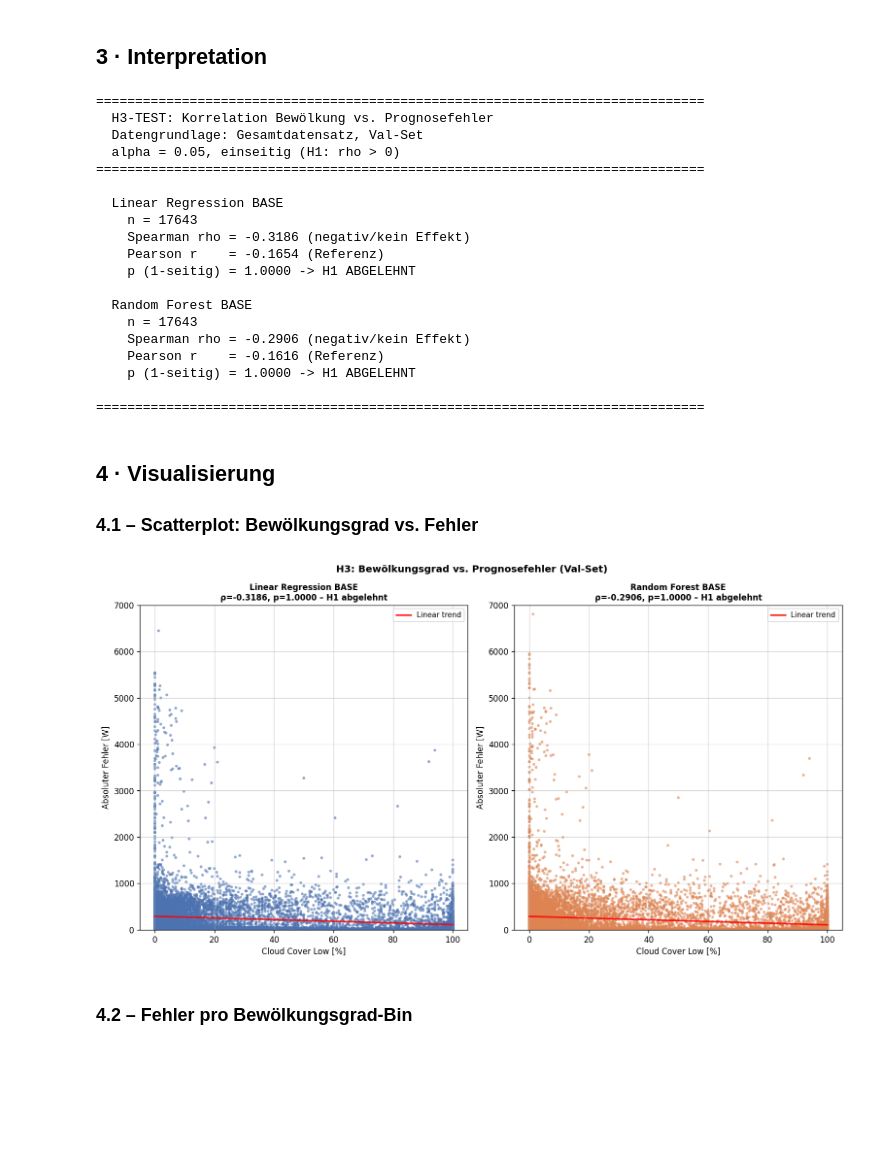
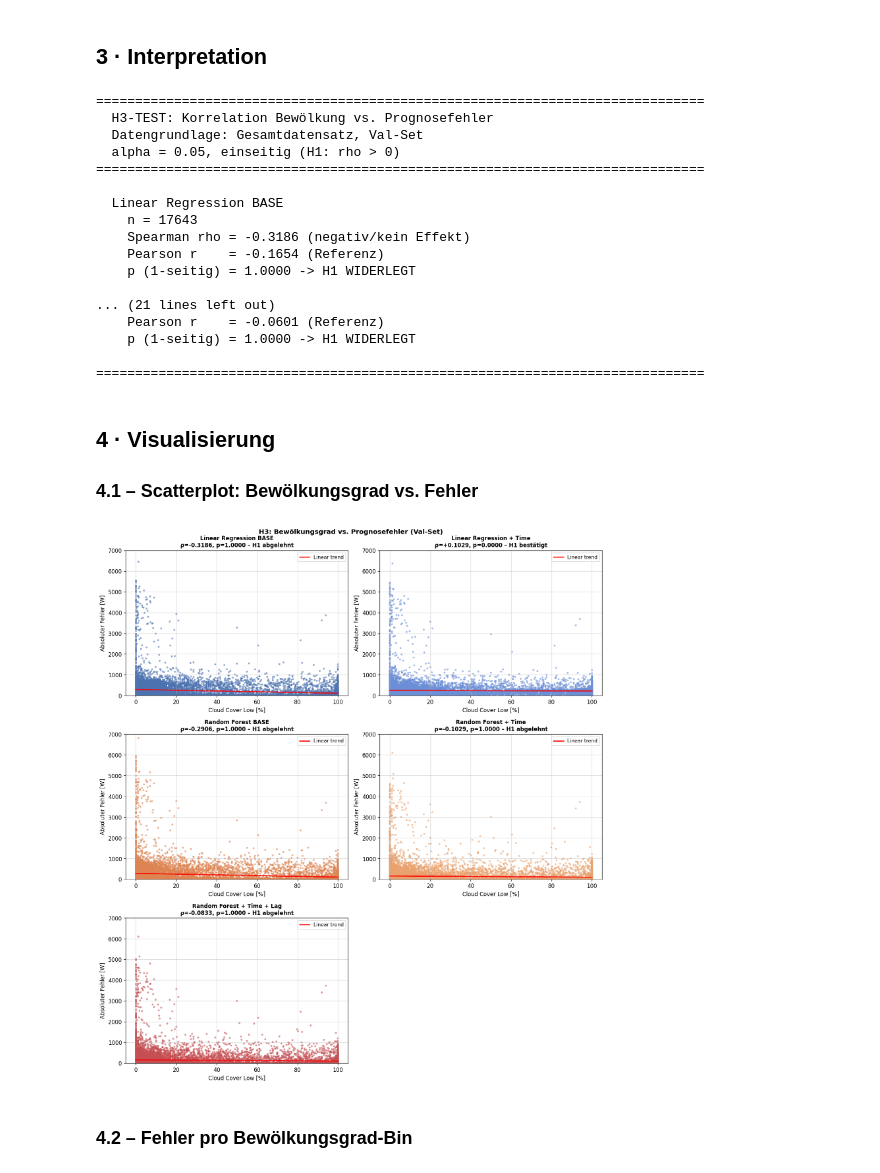
Before and after one commit to Anni075/KI-Project, a Jupyter notebook: notebooks/hypothesen/H03_cloud_coverage_vs_forecast_error.ipynb, the cells around one changed output. Cells and saved outputs as stored; diff of their text form; code cells hidden in the pictures; blank space fills up the shorter version.

Commit message:
add other model types to h3

```diff
--- a/notebooks/hypothesen/H03_cloud_coverage_vs_forecast_error.ipynb
+++ b/notebooks/hypothesen/H03_cloud_coverage_vs_forecast_error.ipynb
@@ -107,13 +123,10 @@ def correlation_test(data, feature_name, model_name):
     }
 
 corr_rows = []
-for model_name, data in [
-    ('Linear Regression BASE', data_lr),
-    ('Random Forest BASE', data_rf),
-]:
-    corr_rows.append(correlation_test(data, 'cloud_cover_low', model_name))
+for model_name in MODEL_ORDER:
+    corr_rows.append(correlation_test(data_by_model[model_name], 'cloud_cover_low', model_name))
 
-corr_df = pd.DataFrame(corr_rows).set_index('Modell').sort_index()
+corr_df = pd.DataFrame(corr_rows).set_index('Modell').reindex(MODEL_ORDER)
 display(corr_df.round(4))
 # %% [output]
 |  | Feature | n | Pearson r | Pearson p (1-s.) | Spearman ρ | Spearman p (1-s.) | H₁ (Spearman, α=0.05) |
@@ -129,13 +145,13 @@ print("  Datengrundlage: Gesamtdatensatz, Val-Set")
 print(f"  alpha = {ALPHA}, einseitig (H1: rho > 0)")
 print(f"{'='*78}")
 
-for model_name in ['Linear Regression BASE', 'Random Forest BASE']:
+for model_name in MODEL_ORDER:
     row = corr_df.loc[model_name]
     confirmed = row[f'H₁ (Spearman, α={ALPHA})']
     rho = row['Spearman ρ']
     p = row['Spearman p (1-s.)']
     r_pearson = row['Pearson r']
-    verdict = 'H1 BESTÄTIGT' if confirmed else 'H1 ABGELEHNT'
+    verdict = 'H1 BESTÄTIGT' if confirmed else 'H1 WIDERLEGT'
     direction = 'positiv' if pd.notna(rho) and rho > 0 else 'negativ/kein Effekt'
 
     print(f"\n  {model_name}")
@@ -156,13 +172,11 @@ print(f"\n{'='*78}")
     n = 17643
     Spearman rho = -0.3186 (negativ/kein Effekt)
     Pearson r    = -0.1654 (Referenz)
-    p (1-seitig) = 1.0000 -> H1 ABGELEHNT
+    p (1-seitig) = 1.0000 -> H1 WIDERLEGT
 
-  Random Forest BASE
-    n = 17643
-    Spearman rho = -0.2906 (negativ/kein Effekt)
-    Pearson r    = -0.1616 (Referenz)
-    p (1-seitig) = 1.0000 -> H1 ABGELEHNT
+... (21 lines left out)
+    Pearson r    = -0.0601 (Referenz)
+    p (1-seitig) = 1.0000 -> H1 WIDERLEGT
 
 ==============================================================================
 # %% [markdown]
@@ -170,15 +184,19 @@ print(f"\n{'='*78}")
 
 ### 4.1 – Scatterplot: Bewölkungsgrad vs. Fehler
 # %%
-fig, axes = plt.subplots(1, 2, figsize=(13, 7), sharey=True)
+n_models = len(MODEL_ORDER)
+ncols = 2
+nrows = int(np.ceil(n_models / ncols))
+fig, axes = plt.subplots(nrows, ncols, figsize=(13, 4.8 * nrows), sharey=True)
+axes = np.atleast_1d(axes).ravel()
 
 model_data = [
-    ('Linear Regression BASE', '#4C72B0', data_lr),
-    ('Random Forest BASE',     '#DD8452', data_rf),
+    (model_name, MODEL_COLORS.get(model_name, '#333333'), data_by_model[model_name])
+    for model_name in MODEL_ORDER
 ]
 
 # Shared y-axis range for direct visual comparability
-global_y_max = max(data_lr['abs_error'].max(), data_rf['abs_error'].max())
+global_y_max = max(data_by_model[name]['abs_error'].max() for name in MODEL_ORDER)
 y_limit = np.ceil(global_y_max / 500) * 500
 y_ticks = np.arange(0, y_limit + 1, 1000)
 
@@ -186,38 +204,42 @@ for ax, (model_name, color, data) in zip(axes, model_data):
     row = corr_df.loc[model_name]
     rho = row['Spearman ρ']
     p = row['Spearman p (1-s.)']
     confirmed = row[f'H₁ (Spearman, α={ALPHA})']
 
     ax.scatter(
         data['cloud_cover_low'],
         data['abs_error'],
         alpha=0.6,
         s=12,
         color=color,
         edgecolor='none',
     )
 
-    z = np.polyfit(data['cloud_cover_low'], data['abs_error'], 1)
-    p_fit = np.poly1d(z)
-    x_line = np.linspace(data['cloud_cover_low'].min(), data['cloud_cover_low'].max(), 100)
-    ax.plot(x_line, p_fit(x_line), color='red', lw=2, alpha=0.85, label='Linear trend')
+    if data['cloud_cover_low'].nunique() > 1:
+        z = np.polyfit(data['cloud_cover_low'], data['abs_error'], 1)
+        p_fit = np.poly1d(z)
+        x_line = np.linspace(data['cloud_cover_low'].min(), data['cloud_cover_low'].max(), 100)
+        ax.plot(x_line, p_fit(x_line), color='red', lw=2, alpha=0.85, label='Linear trend')
 
     verdict = 'H1 bestätigt' if confirmed else 'H1 abgelehnt'
     title_text = f"{model_name}\nρ={rho:+.4f}, p={p:.4f} – {verdict}"
     ax.set_title(title_text, fontsize=10, fontweight='bold')
     ax.set_xlabel('Cloud Cover Low [%]')
     ax.set_ylabel('Absoluter Fehler [W]')
     ax.tick_params(labelleft=True)
     ax.set_ylim(0, y_limit)
     ax.set_yticks(y_ticks)
     ax.legend(fontsize=9)
     ax.grid(True, alpha=0.5)
 
+for ax in axes[n_models:]:
+    ax.set_visible(False)
+
 fig.suptitle('H3: Bewölkungsgrad vs. Prognosefehler (Val-Set)', fontsize=12, fontweight='bold')
 plt.tight_layout()
 plt.show()
 # %% [output]
-[figure, old version]
+[figure, new version]
 # %% [markdown]
 ### 4.2 – Fehler pro Bewölkungsgrad-Bin
 # %%
```
Also changed, not shown: parts of 5 cells of this notebook.
